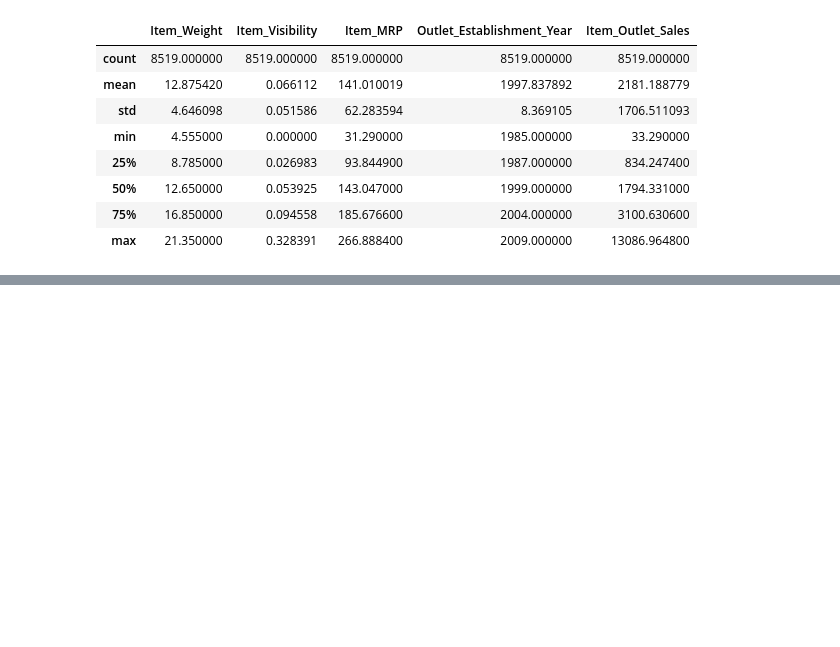
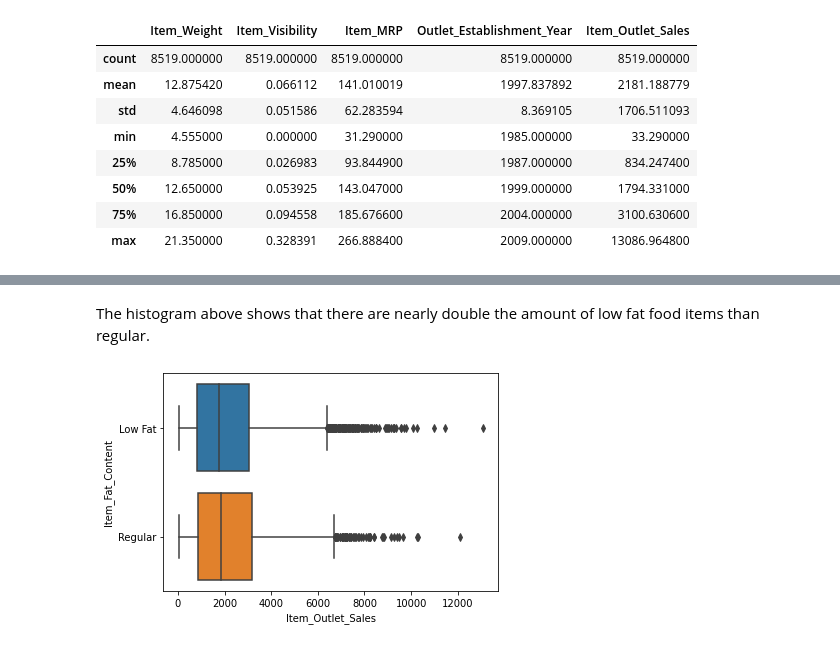
Before and after one commit to TristanConant/sales-predictions, a Jupyter notebook: food_sales_prediction.ipynb, the cells around one changed output, grey strips where cells are left out. Drawn from its saved outputs; the diff is of its cells as text; code cells hidden in the pictures; blank space fills up the shorter version.

```diff
--- a/food_sales_prediction.ipynb
+++ b/food_sales_prediction.ipynb
@@ -281,0 +288,6 @@ df.describe()
+# %% [markdown]
+The histogram above shows that there are nearly double the amount of low fat food items than regular.
+# %%
+sns.boxplot(data=df, x='Item_Outlet_Sales', y='Item_Fat_Content');
+# %% [output]
+[figure, added]
```
Also changed, not shown: parts of 7 cells of this notebook.
